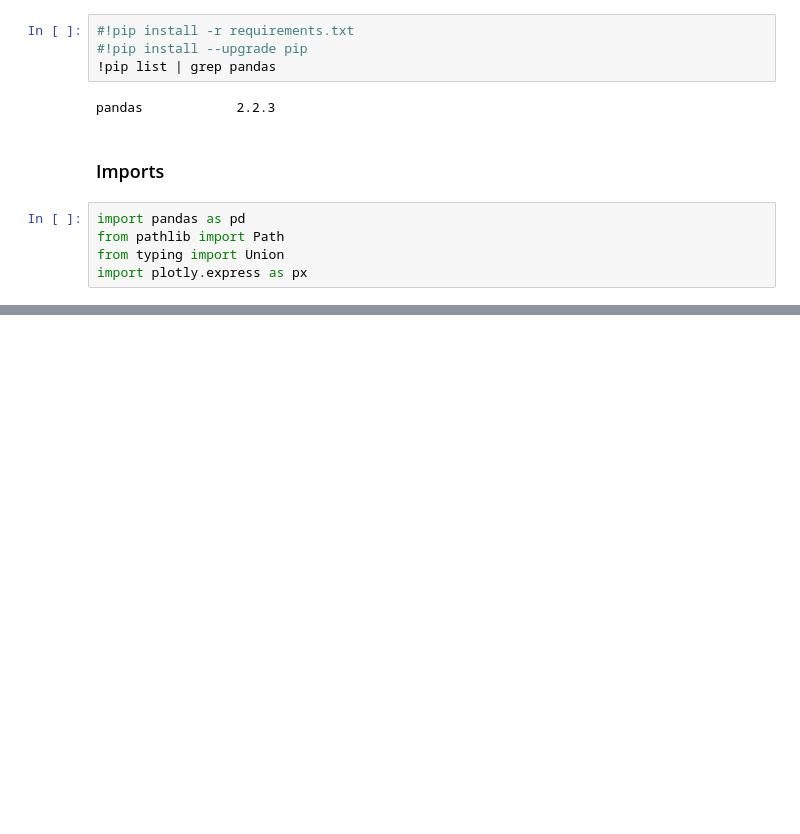
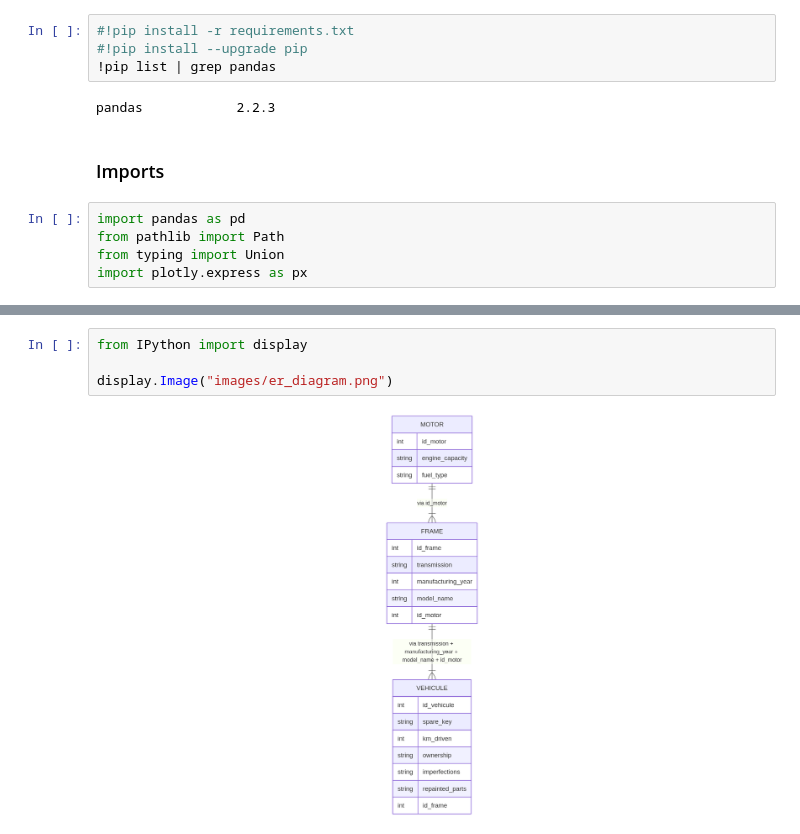
Before and after one commit to Charles-Auguste/informatique_louis_cars24, a Jupyter notebook: analysis.ipynb, the cells around one changed output, grey strips where cells are left out. Saved outputs shown, nothing was run; the diff lists cells and outputs as text; blank space fills up the shorter version.

```diff
--- a/analysis.ipynb
+++ b/analysis.ipynb
@@ -52,0 +261,6 @@ df.head()
+# %%
+from IPython import display
+
+display.Image("images/er_diagram.png")
+# %% [output]
+[figure, added]
```
Also changed, not shown: parts of 9 cells of this notebook, 2 other files.
